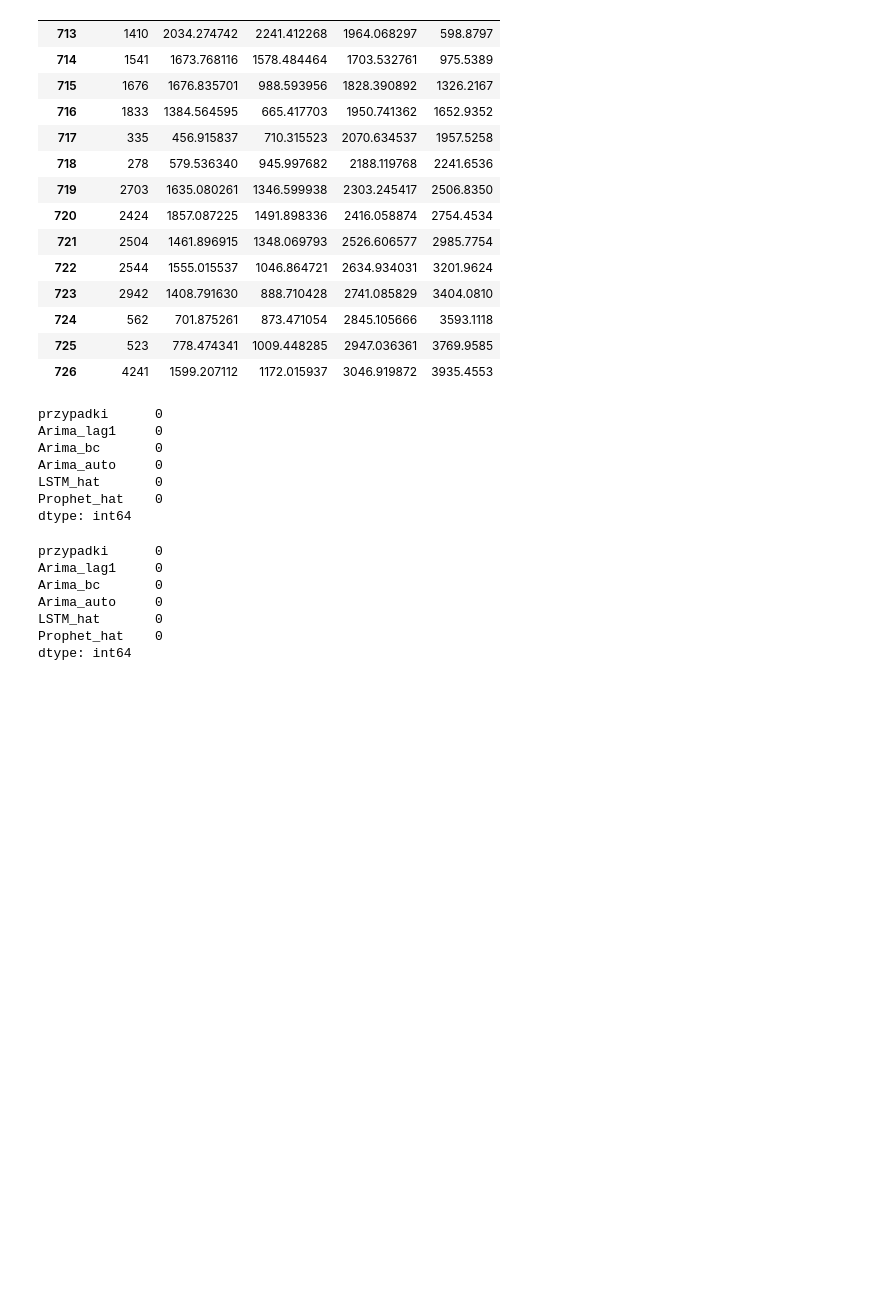
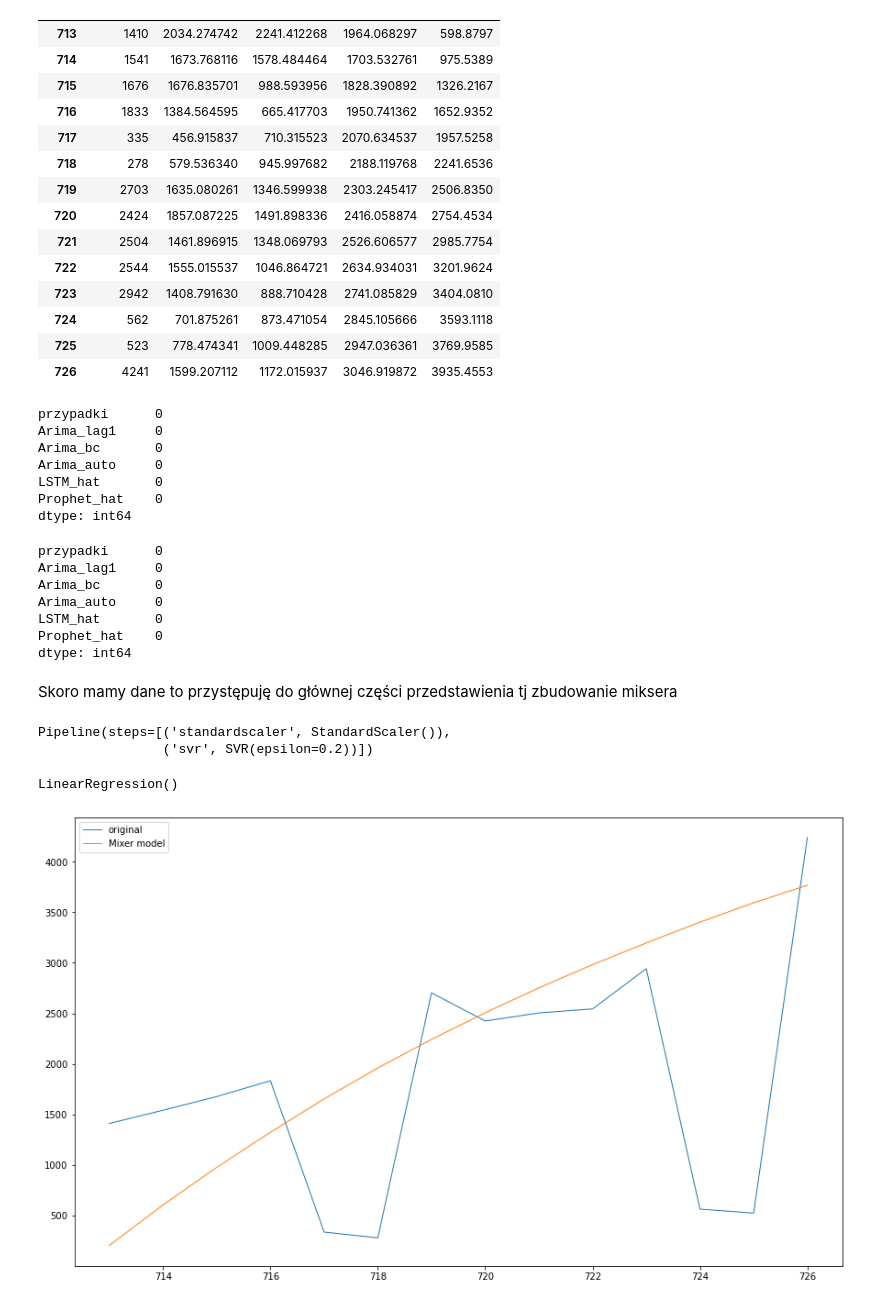
Before and after one commit to krisz17/TS-Mixer, a Jupyter notebook: 1MixerForTS.ipynb, the cells around one changed output. Saved outputs shown, nothing was run; the diff lists cells and outputs as text; code cells hidden in the pictures; blank space fills up the shorter version.

Commit message:
dodanie miksera w postaci regresji liniowej

```diff
--- a/1MixerForTS.ipynb
+++ b/1MixerForTS.ipynb
@@ -89,3 +89,41 @@ Arima_auto     0
 LSTM_hat       0
 Prophet_hat    0
 dtype: int64
+# %% [markdown]
+Skoro mamy dane to przystępuję do głównej części przedstawienia tj zbudowanie miksera
+# %%
+X = data_train[['Arima_lag1','Arima_bc', 'Arima_auto','LSTM_hat','Prophet_hat']]
+y = data_train['przypadki']
+X_forecast = forecast_data[['Arima_lag1','Arima_bc', 'Arima_auto','LSTM_hat','Prophet_hat']]
+y_forecast = forecast_data['przypadki']
+# %%
+from sklearn.svm import SVR
+from sklearn.pipeline import make_pipeline
+from sklearn.preprocessing import StandardScaler
+regr = make_pipeline(StandardScaler(), SVR(C=1.0, epsilon=0.2))
+regr.fit(X, y)
+# %% [output]
+Pipeline(steps=[('standardscaler', StandardScaler()),
+                ('svr', SVR(epsilon=0.2))])
+# %%
+from sklearn.linear_model import LinearRegression
+model = LinearRegression()
+
+model.fit(X, y)
+# %% [output]
+LinearRegression()
+# %%
+import matplotlib.pyplot as plt
+
+predykcja = pd.DataFrame(model.predict(X_forecast))
+predykcja.index = y_forecast.index
+
+# plot baseline and predictions
+plt.figure(figsize = (15,9))
+plt.plot(y_forecast, linewidth=1)
+plt.plot(predykcja, linewidth=1)
+plt.legend(["original", "Mixer model"], loc=0, frameon=True)
+#plt.savefig(r'E:\page ds\pages\ts_covid19\LSTM_test.png' , format="png", dpi=300)
+plt.show()
+# %% [output]
+[figure, added]
```
